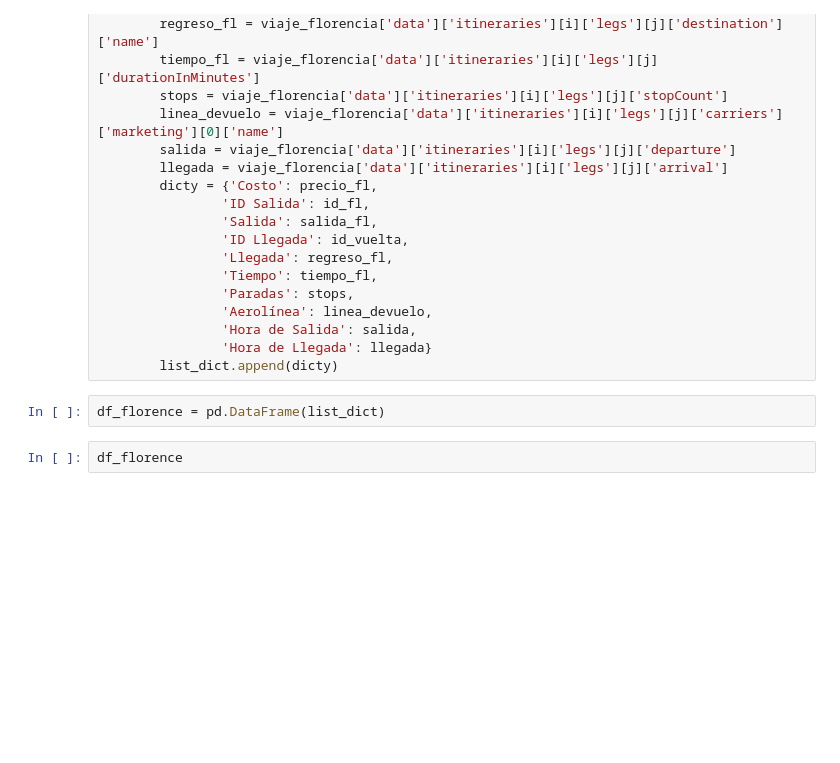
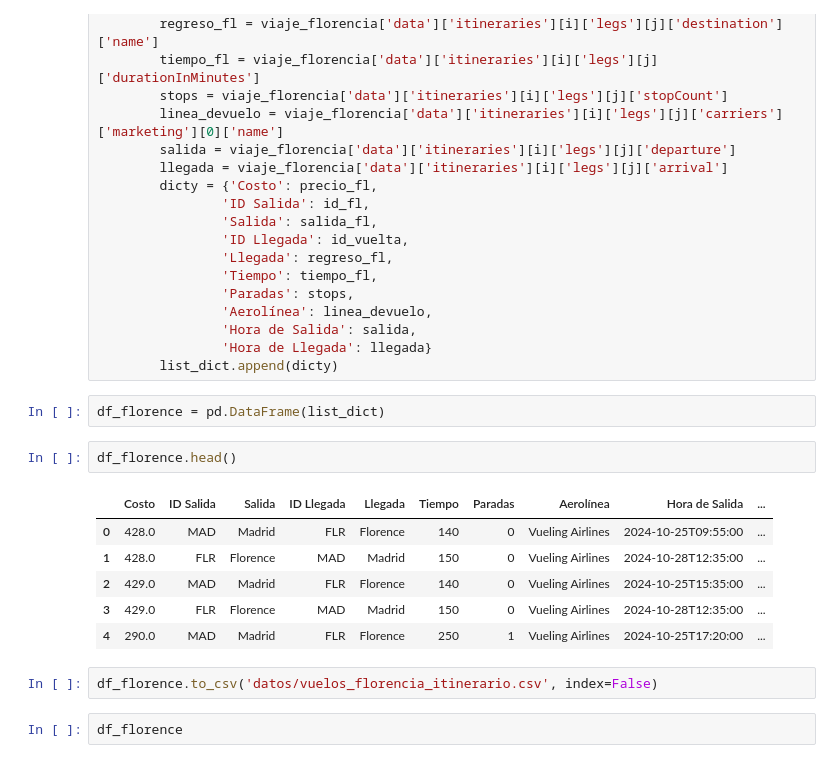
Before and after one commit to ngcarvajall/Entrega-Proyecto-ProyectoExplorandoViajes---Nelson-, a Jupyter notebook: Notebooks/Viajes.ipynb, the cells around one changed output. Saved outputs shown, nothing was run; the diff lists cells and outputs as text; blank space fills up the shorter version.

```diff
--- a/Viajes_Renovado.ipynb
+++ b/Notebooks/Viajes.ipynb
@@ -244,6 +230,17 @@ for i in range(0,info_cantidad):
         list_dict.append(dicty)
 # %%
 df_florence = pd.DataFrame(list_dict)
+# %%
+df_florence.head()
+# %% [output]
+|  | Costo | ID Salida | Salida | ID Llegada | Llegada | Tiempo | Paradas | Aerolínea | Hora de Salida | ... |
+| 0 | 428.0 | MAD | Madrid | FLR | Florence | 140 | 0 | Vueling Airlines | 2024-10-25T09:55:00 | ... |
+| 1 | 428.0 | FLR | Florence | MAD | Madrid | 150 | 0 | Vueling Airlines | 2024-10-28T12:35:00 | ... |
+| 2 | 429.0 | MAD | Madrid | FLR | Florence | 140 | 0 | Vueling Airlines | 2024-10-25T15:35:00 | ... |
+| 3 | 429.0 | FLR | Florence | MAD | Madrid | 150 | 0 | Vueling Airlines | 2024-10-28T12:35:00 | ... |
+| 4 | 290.0 | MAD | Madrid | FLR | Florence | 250 | 1 | Vueling Airlines | 2024-10-25T17:20:00 | ... |
+# %%
+df_florence.to_csv('datos/vuelos_florencia_itinerario.csv', index=False)
 # %%
 df_florence
 # %% [output]
```
Also changed, not shown: parts of 2 cells of this notebook, 8 other files.
